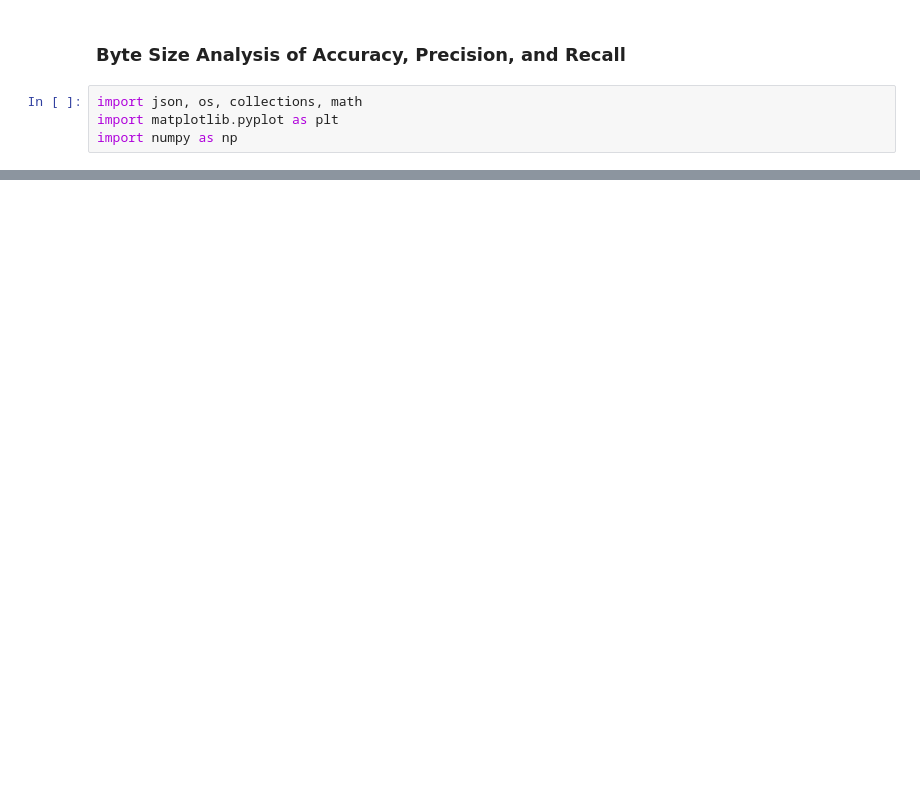
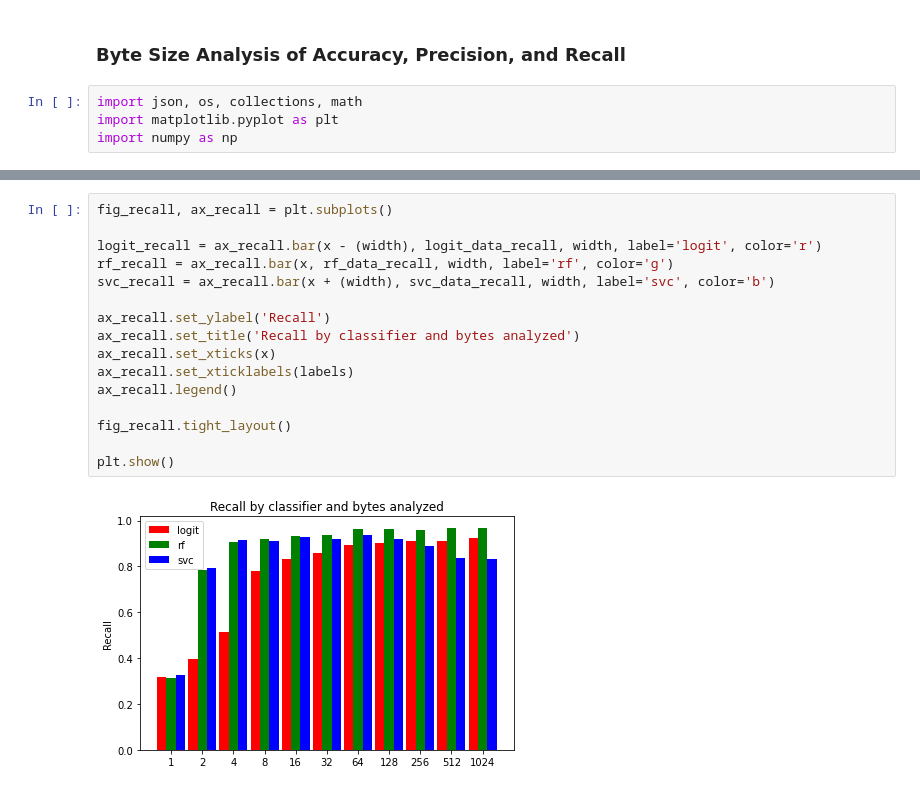
Before and after one commit to xtracthub/xtract-sampler, a Jupyter notebook: ByteSizePlotting.ipynb, the cells around one changed output, grey strips where cells are left out. Saved outputs shown, nothing was run; the diff lists cells and outputs as text; blank space fills up the shorter version.

```diff
--- a/ByteSizePlotting.ipynb
+++ b/ByteSizePlotting.ipynb
@@ -42,0 +112,18 @@ logit_data = []
+# %%
+fig_recall, ax_recall = plt.subplots()
+
+logit_recall = ax_recall.bar(x - (width), logit_data_recall, width, label='logit', color='r')
+rf_recall = ax_recall.bar(x, rf_data_recall, width, label='rf', color='g')
+svc_recall = ax_recall.bar(x + (width), svc_data_recall, width, label='svc', color='b')
+
+ax_recall.set_ylabel('Recall')
+ax_recall.set_title('Recall by classifier and bytes analyzed')
+ax_recall.set_xticks(x)
+ax_recall.set_xticklabels(labels)
+ax_recall.legend()
+
+fig_recall.tight_layout()
+
+plt.show()
+# %% [output]
+[figure, added]
```
Also changed, not shown: parts of 5 cells of this notebook, 4 other files.
